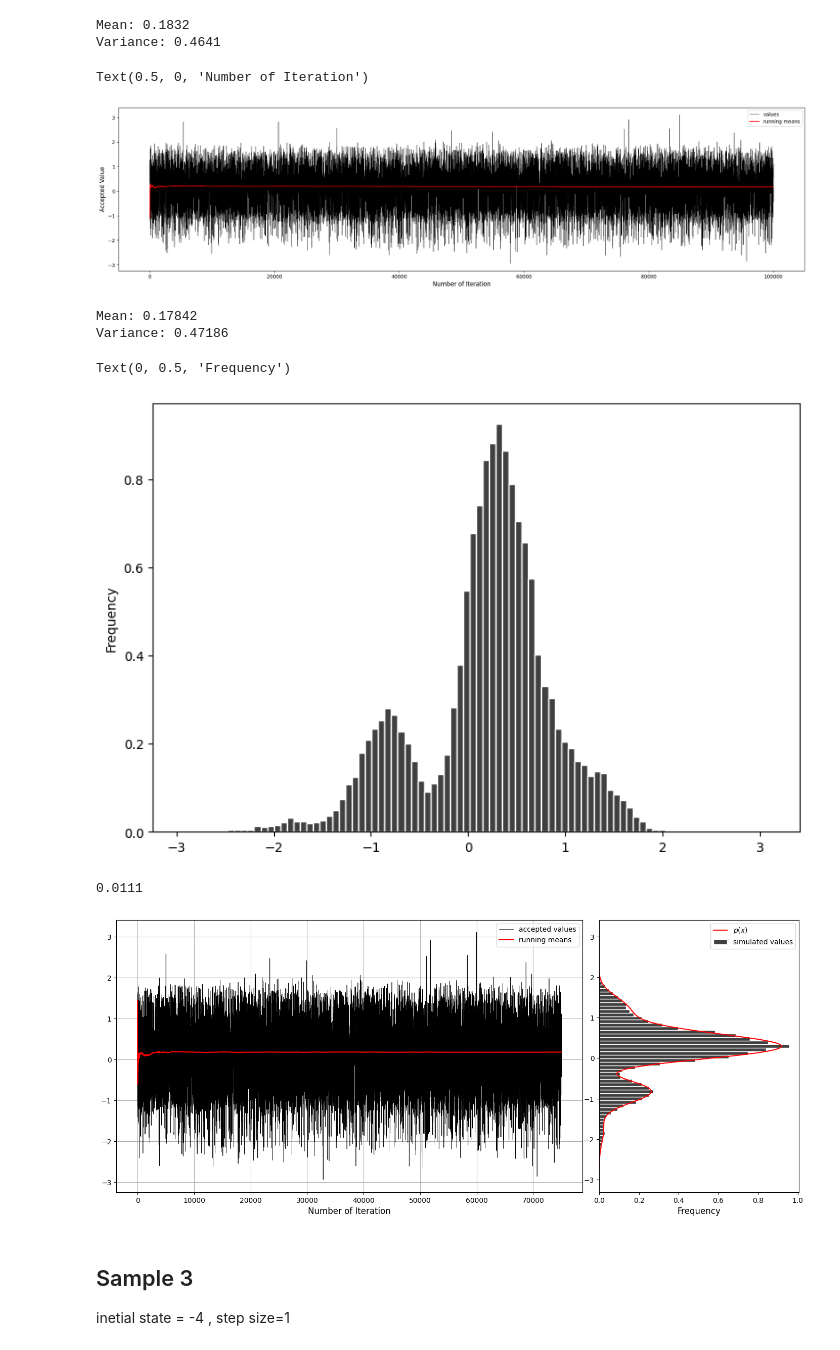
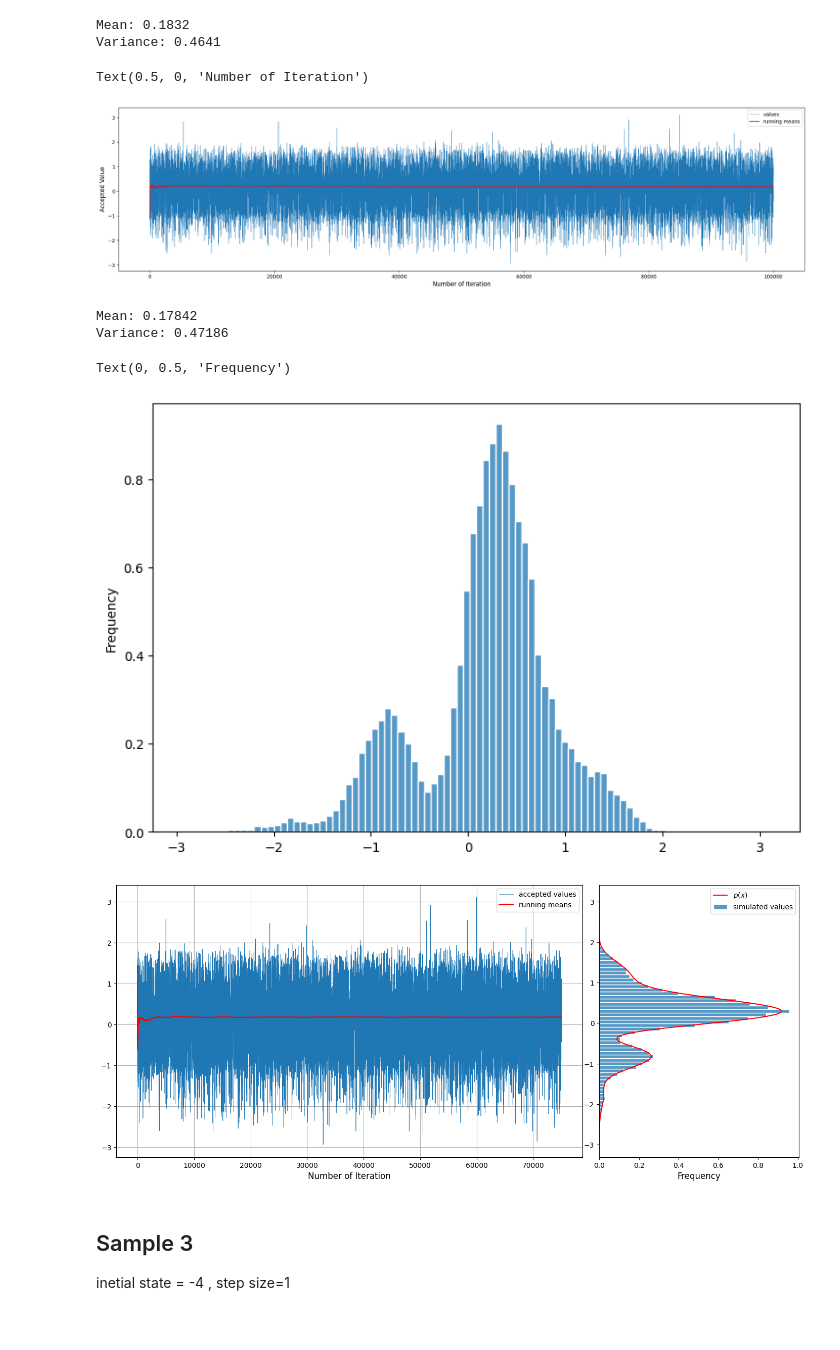
Before and after one commit to AzmainBiswas/Monte_Carlo, a Jupyter notebook: Metropolis-Hastings algorithm/example-1/example1.ipynb, the cells around one changed output. Saved outputs shown, nothing was run; the diff lists cells and outputs as text; code cells hidden in the pictures.

```diff
--- a/Metropolis-Hastings algorithm/example-1/example1.ipynb
+++ b/Metropolis-Hastings algorithm/example-1/example1.ipynb
@@ -181,18 +181,24 @@ Mean: 0.1832
 Variance: 0.4641
 # %%
 plt.figure(figsize=(25, 6))
-sns.lineplot(x=range(SAMPLESIZE), y=samples2, color="k", linewidth=0.5, label="values")
+sns.lineplot(
+    x=range(SAMPLESIZE),
+    y=samples2,
+    # color="k",
+    linewidth=0.5,
+    label="values"
+)
 sns.lineplot(
     x=range(SAMPLESIZE),
     y=RunningMeans(samples2),
     color="r",
     label="running means",
 )
 plt.ylabel("Accepted Value", fontsize=12)
 plt.xlabel("Number of Iteration", fontsize=12)
 # %% [output]
 Text(0.5, 0, 'Number of Iteration')
-[figure, old version]
+[figure, new version]
 # %%
 # reboving burn-in
 print(f"Mean: {samples2[BURN_IN:].mean():.5f}")
@@ -206,7 +212,7 @@ sns.histplot(
     samples2[BURN_IN:],
     stat="density",
     # kde=True,
-    color="black",
+    # color="black",
     edgecolor="white",
     linewidth=1,
     bins=90,
@@ -214,8 +220,4 @@ sns.histplot(
 plt.ylabel("Frequency")
 # %% [output]
 Text(0, 0.5, 'Frequency')
-[figure, old version]
+[figure, new version]
-# %%
-print(f"{GewekeTest(samples2[BURN_IN:]):0.4f}")
-# %% [output]
-0.0111
@@ -231,7 +236,7 @@ axs[0].grid()
 sns.lineplot(
     ax=axs[0],
     x=range(SAMPLESIZE - BURN_IN),
-    color="k",
+    # color="k",
     linewidth=0.5,
     y=samples2[BURN_IN:],
     label="accepted values",
@@ -251,7 +256,7 @@ sns.histplot(
     ax=axs[1],
     y=samples2[BURN_IN:],
     stat="density",
-    color="black",
+    # color="black",
     edgecolor="white",
     # kde=True,
     linewidth=1,
@@ -265,7 +270,7 @@ plt.legend()
 # Show the plot
 plt.show()
 # %% [output]
-[figure, old version]
+[figure, new version]
 # %% [markdown]
 ## Sample 3
 
```
Also changed, not shown: parts of 35 cells of this notebook, 20 other files.
